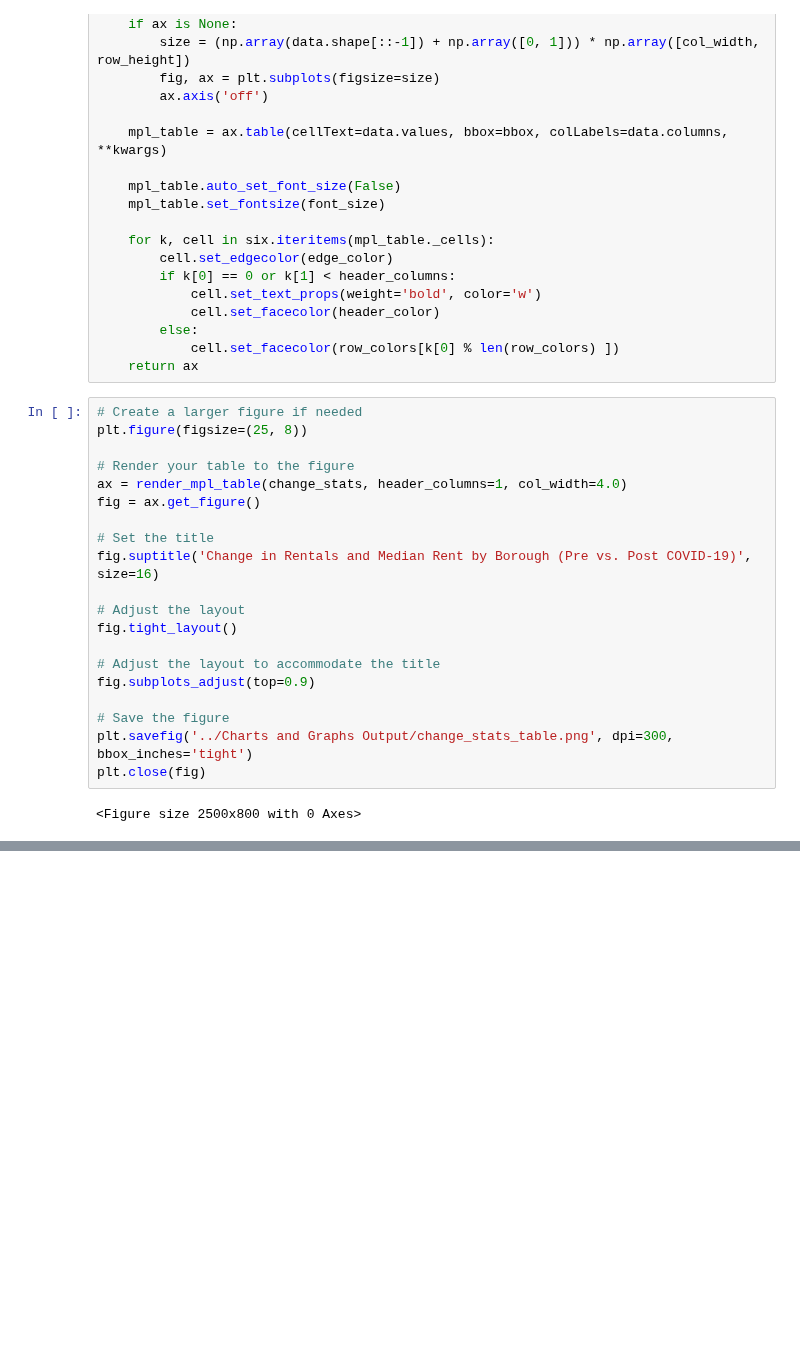
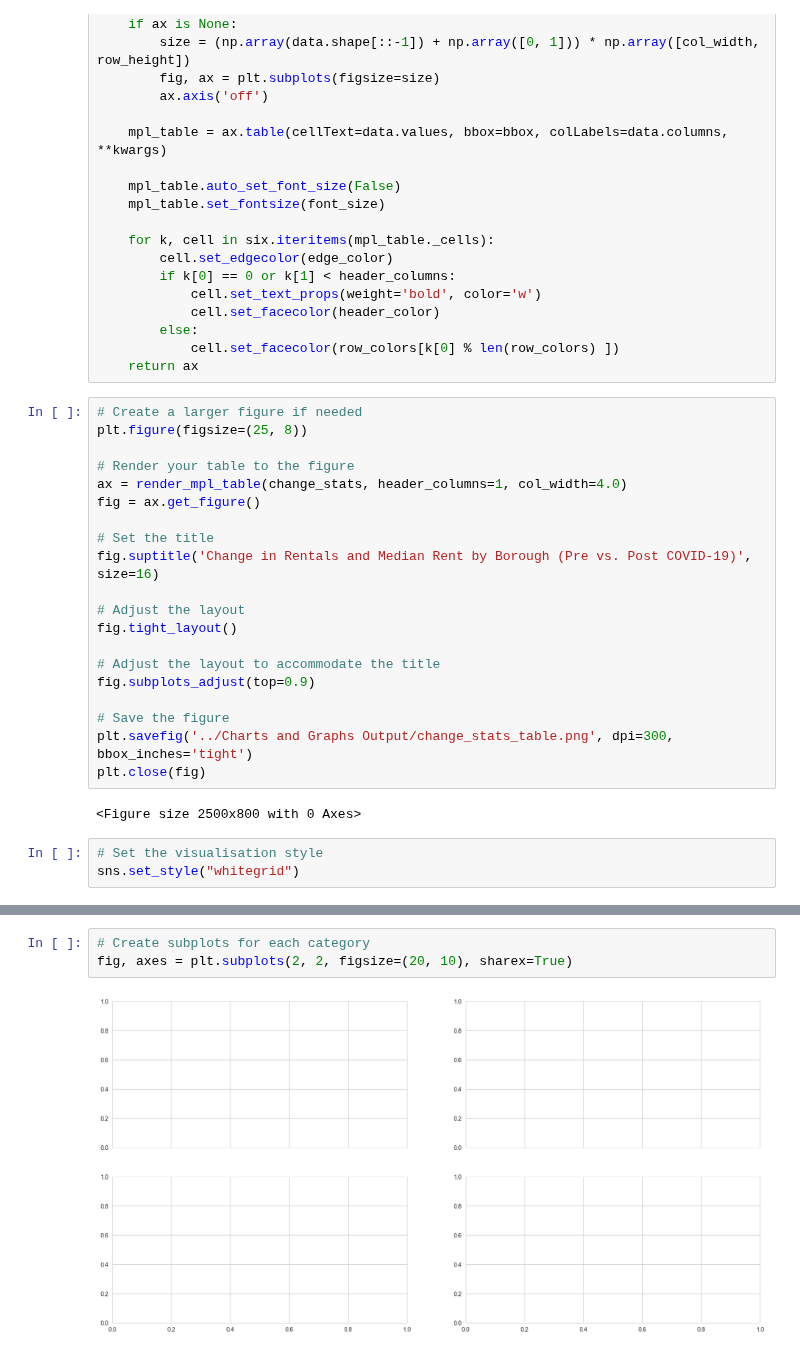
Before and after one commit to mtkrebs87/Project_1, a Jupyter notebook: Code Repository/Pre and post covid rental data comparison.ipynb, the cells around one changed output, grey strips where cells are left out. Cells and saved outputs as stored; diff of their text form; blank space fills up the shorter version.

```diff
--- a/Code Repository/Pre and post covid rental data comparison.ipynb
+++ b/Code Repository/Pre and post covid rental data comparison.ipynb
@@ -128,3 +130,6 @@ plt.savefig('../Charts and Graphs Output/change_stats_table.png', dpi=300, bbox_
 plt.close(fig)
 # %% [output]
 <Figure size 2500x800 with 0 Axes>
+# %%
+# Set the visualisation style
+sns.set_style("whitegrid")
@@ -130,0 +183,5 @@ plt.close(fig)
+# %%
+# Create subplots for each category
+fig, axes = plt.subplots(2, 2, figsize=(20, 10), sharex=True)
+# %% [output]
+[figure, added]
```
Also changed, not shown: parts of 8 cells of this notebook, 6 other files.
